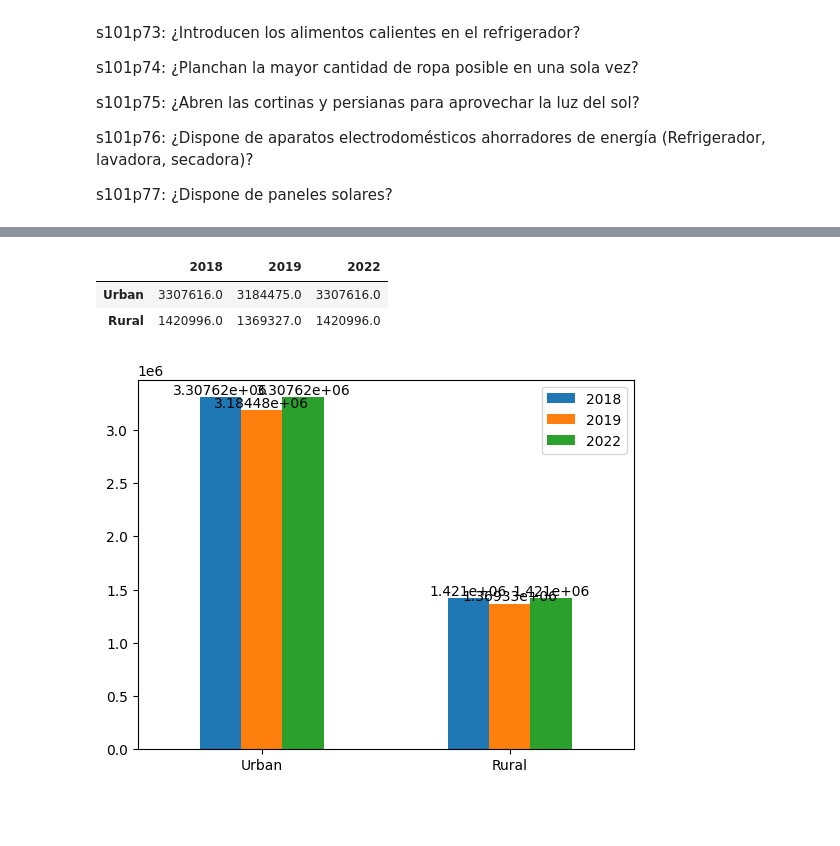
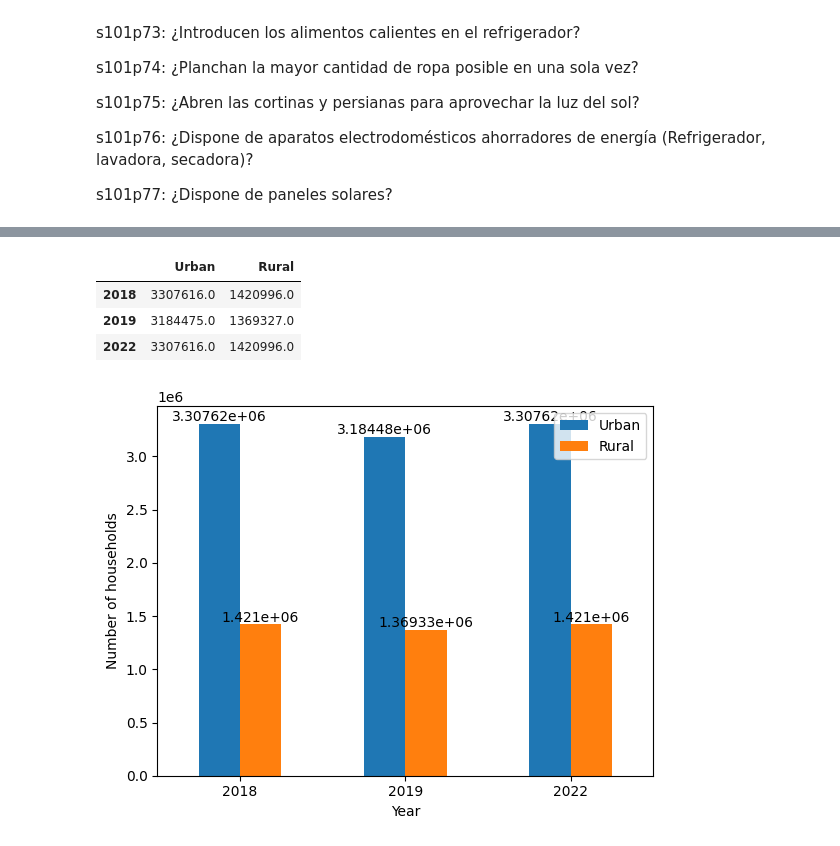
Before and after one commit to pedroaal/ambiental, a Jupyter notebook: main.ipynb, the cells around one changed output, grey strips where cells are left out. Drawn from its saved outputs; the diff is of its cells as text; code cells hidden in the pictures; blank space fills up the shorter version.

```diff
--- a/main.ipynb
+++ b/main.ipynb
@@ -200,23 +200,17 @@ res
 | 2 | 2022 | 3173594.0 |
 [figure]
 # %%
-res = {
-  2018: [],
-  2019: [],
-  2022: []
-}
+res = []
 
 for year in years:
   db = dbs_2[year]
-  tmp = []
   for area in areas:
     db1 = db.loc[((db['s101p121'] == '1') | (db['s101p122'] == '1') | (db['s101p123'] == '1') | (db['s101p124'] == '1') | (db['s101p125'] == '1') | (db['s101p126'] == '1')) & (db['area'] == area)]
-    tmp.append(db1['fexp4'].sum().round(0))
+    val = db1['fexp4'].sum().round(0)
+    res.append(val)
 
-  res[year] = tmp
-
-res = pd.DataFrame(res, index=['Urban', 'Rural'])
-ax = res.plot.bar(rot=0, ylabel='Number of households', xlabel='Area')
+res = pd.DataFrame({'Urban': res[::2], 'Rural': res[1::2]}, index=years)
+ax = res.plot.bar(rot=0, ylabel='Number of households', xlabel='Year')
 for container in ax.containers:
   ax.bar_label(container)
 res
@@ -440,23 +406,17 @@ res
 | 2 | 2022 | 4478414.0 |
 [figure]
 # %%
-res = {
-  2018: [],
-  2019: [],
-  2022: []
-}
+res = []
 
 for year in years:
   db = dbs[year]
   tmp = []
   for area in areas:
     db1 = db.loc[((db['s101p61'] == '1') | (db['s101p62'] == '1') | (db['s101p63'] == '1') | (db['s101p64'] == '1') | (db['s101p65'] == '1') | (db['s101p66'] == '1') | (db['s101p67'] == '1') | (db['s101p68'] == '1')) & (db['area'] == area)]
-    tmp.append(db1['fexp4'].sum().round(0))
+    res.append(db1['fexp4'].sum().round(0))
 
-  res[year] = tmp
-
-res = pd.DataFrame(res, index=['Urban', 'Rural'])
-ax = res.plot.bar(rot=0)
+res = pd.DataFrame({'Urban': res[::2], 'Rural': res[1::2]}, index=years)
+ax = res.plot.bar(rot=0, ylabel='Number of households', xlabel='Year')
 for container in ax.containers:
   ax.bar_label(container)
 res
@@ -576,29 +520,24 @@ res
 # %%
-res = {
-  2018: [],
-  2019: [],
-  2022: []
-}
+res = []
 
 for year in years:
   db = dbs[year]
   tmp = []
   for area in areas:
     db1 = db.loc[((db['s101p71'] == '1') | (db['s101p72'] == '1') | (db['s101p73'] == '1') | (db['s101p74'] == '1') | (db['s101p75'] == '1') | (db['s101p76'] == '1') | (db['s101p77'] == '1')) & (db['area'] == area)]
-    tmp.append(db1['fexp4'].sum().round(0))
+    res.append(db1['fexp4'].sum().round(0))
 
-  res[year] = tmp
-
-res = pd.DataFrame(res, index=['Urban', 'Rural'])
-ax = res.plot.bar(rot=0)
+res = pd.DataFrame({'Urban': res[::2], 'Rural': res[1::2]}, index=years)
+ax = res.plot.bar(rot=0, ylabel='Number of households', xlabel='Year')
 for container in ax.containers:
   ax.bar_label(container)
 res
 # %% [output]
-|  | 2018 | 2019 | 2022 |
-| Urban | 3307616.0 | 3184475.0 | 3307616.0 |
-| Rural | 1420996.0 | 1369327.0 | 1420996.0 |
+|  | Urban | Rural |
+| 2018 | 3307616.0 | 1420996.0 |
+| 2019 | 3184475.0 | 1369327.0 |
+| 2022 | 3307616.0 | 1420996.0 |
-[figure, old version]
+[figure, new version]
 # %%
 res = {
   2018: [],
```
Also changed, not shown: parts of 9 cells of this notebook.
